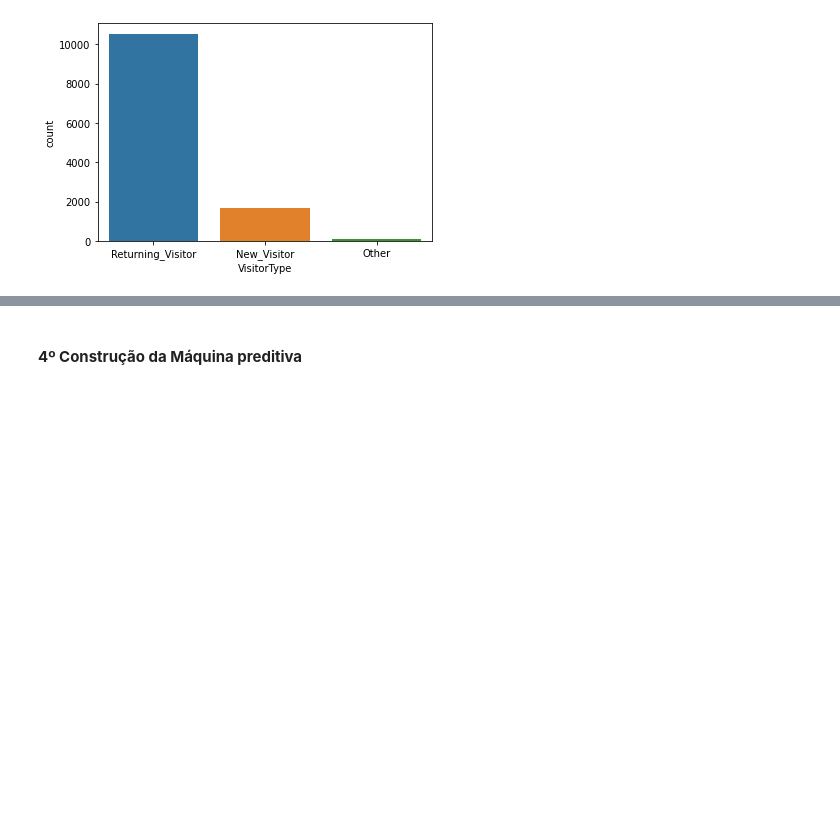
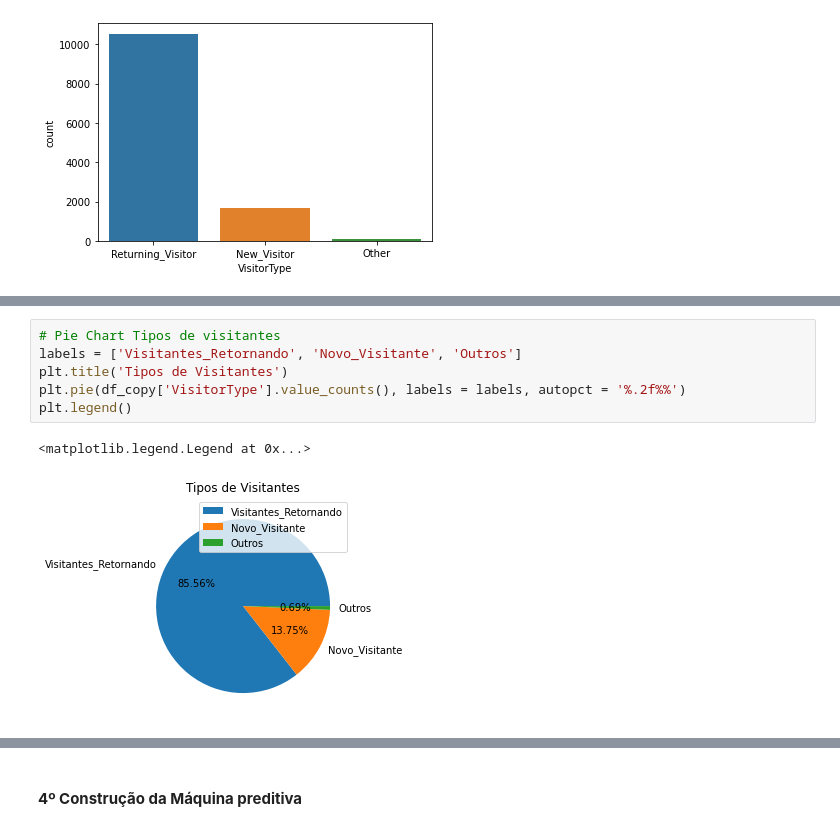
Before and after one commit to clferreira1985/Python, a Jupyter notebook: SVM_estudo_de_caso/SVM_estudo_de_caso.ipynb, the cells around one changed output, grey strips where cells are left out. Cells and saved outputs as stored; diff of their text form; blank space fills up the shorter version.

```diff
--- a/SVM_estudo_de_caso/SVM_estudo_de_caso.ipynb
+++ b/SVM_estudo_de_caso/SVM_estudo_de_caso.ipynb
@@ -233,0 +241,9 @@ sns.countplot(df_copy['VisitorType'])
+# %%
+# Pie Chart Tipos de visitantes
+labels = ['Visitantes_Retornando', 'Novo_Visitante', 'Outros']
+plt.title('Tipos de Visitantes')
+plt.pie(df_copy['VisitorType'].value_counts(), labels = labels, autopct = '%.2f%%')
+plt.legend()
+# %% [output]
+<matplotlib.legend.Legend at 0x...>
+[figure, added]
```
Also changed, not shown: parts of 17 cells of this notebook.
